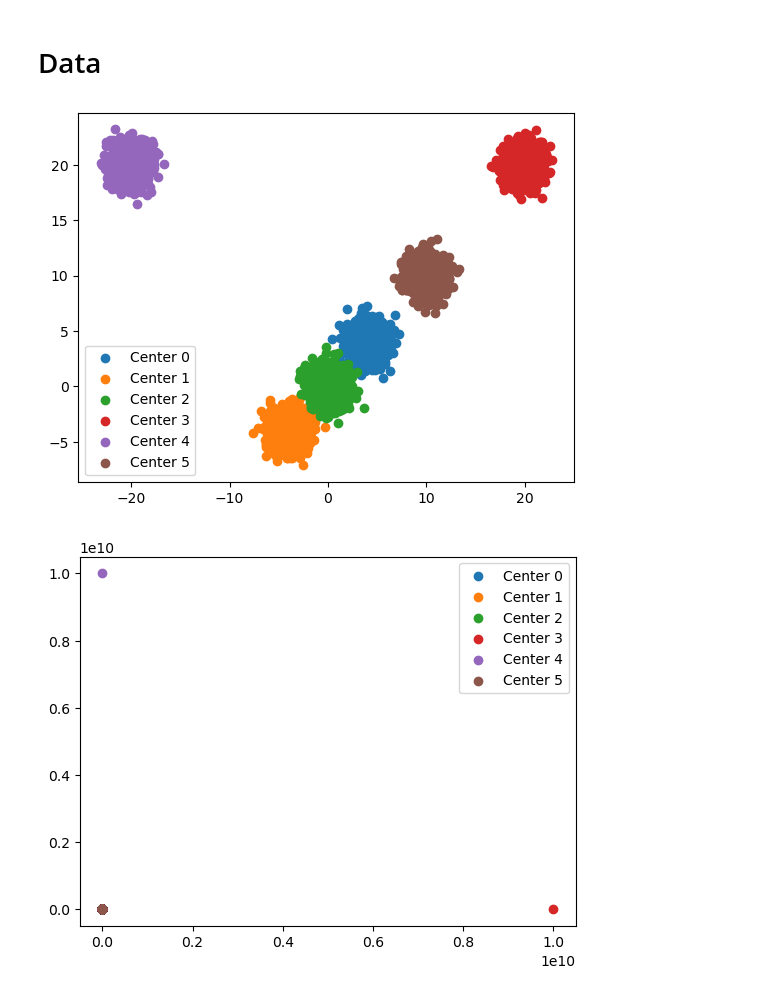
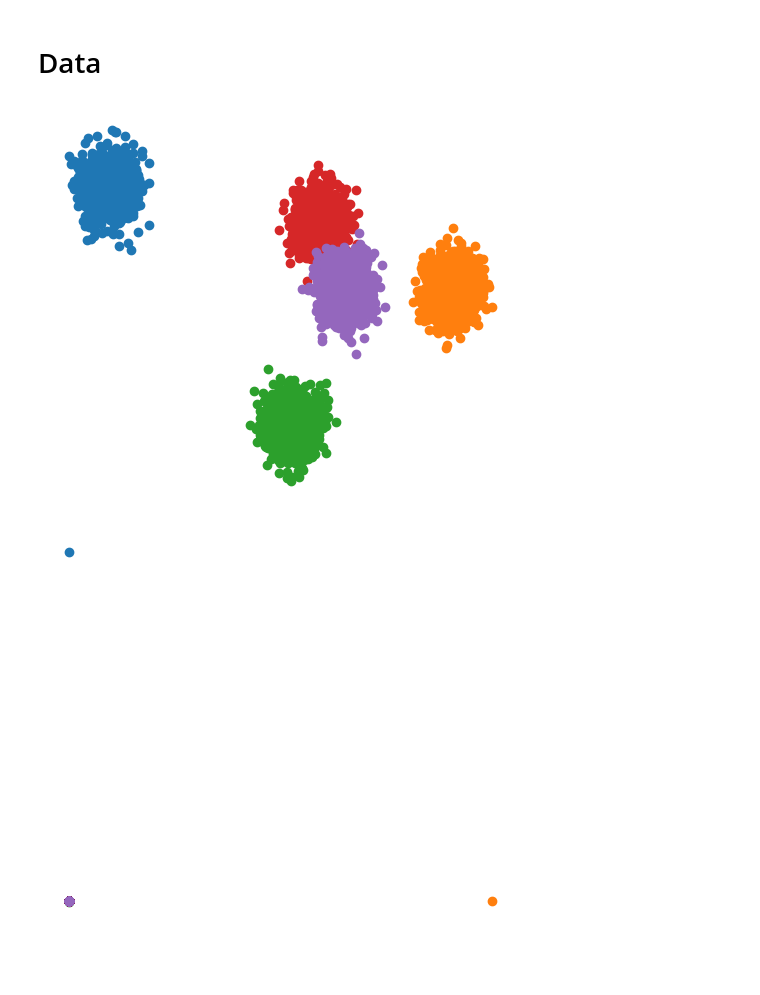
Before and after one commit to SullivanCastro/K-Means-Clustering-of-Extremes, a Jupyter notebook: src/model/utils.ipynb, the cells around one changed output. Drawn from its saved outputs; the diff is of its cells as text; code cells hidden in the pictures; blank space fills up the shorter version.

```diff
--- a/src/model/utils.ipynb
+++ b/src/model/utils.ipynb
@@ -8,21 +11,26 @@ import matplotlib.pyplot as plt
 # Data
 # %%
 N = 1000
-CENTERS = [[2, 2], [-2, -2], [0, 0], [10, 10], [-10, 10], [5, 5]]
+CENTERS = np.random.randint(-10, 10, (5, 2))
 DATA = np.concatenate([np.random.multivariate_normal(center, np.eye(2), size=N) + center for center in CENTERS], axis=0)
+THRESHOLD = 0.2
 
+plt.figure(figsize=(6, 5))
 for idx_center, center in enumerate(CENTERS):
     plt.scatter(DATA[idx_center * N:(idx_center + 1) * N, 0], DATA[idx_center * N:(idx_center + 1) * N, 1], label=f'Center {idx_center}')
-plt.legend()
-plt.show()
+# plt.legend()
+plt.axis('off')
+plt.savefig(f"../../fig/model/raw_data.png", bbox_inches='tight')
 # %% [output]
-[figure, old version]
+[figure, new version]
 # %%
 extreme_data = Preprocessing.transform_to_extreme_values(DATA)
 
+plt.figure(figsize=(6, 5))
 for idx_center, center in enumerate(CENTERS):
     plt.scatter(extreme_data[idx_center * N:(idx_center + 1) * N, 0], extreme_data[idx_center * N:(idx_center + 1) * N, 1], label=f'Center {idx_center}')
-plt.legend()
-plt.show()
+# plt.legend()
+plt.axis('off')
+plt.savefig(f"../../fig/model/extreme_data.png", bbox_inches='tight')
 # %% [output]
-[figure, old version]
+[figure, new version]
```
Also changed, not shown: parts of 8 cells of this notebook, 2 other files.
